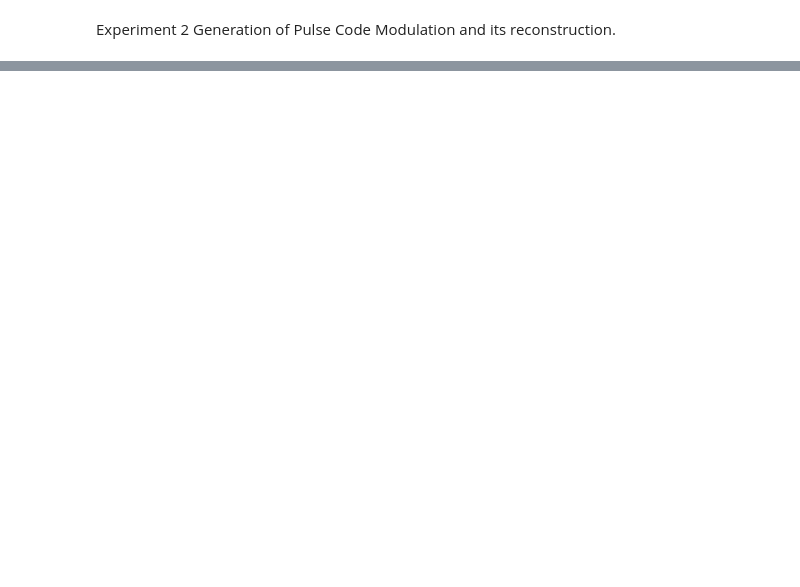
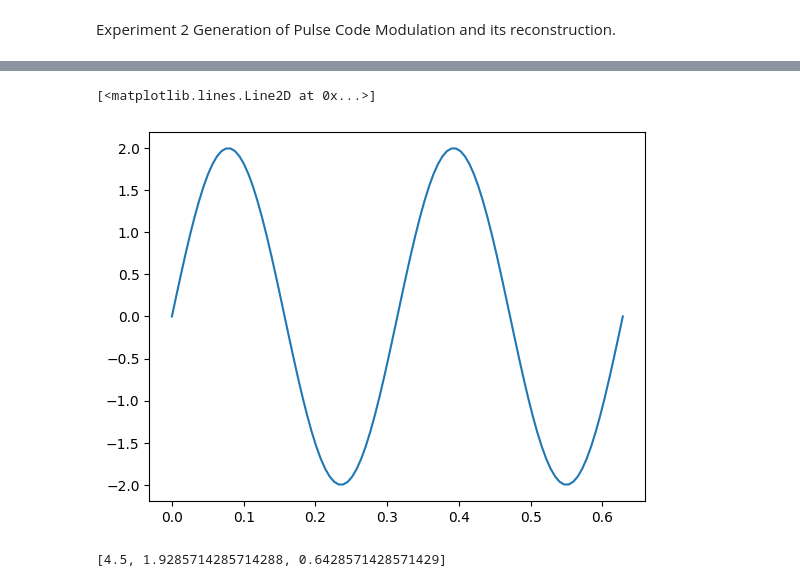
Before and after one commit to ParasKore2003/Digital-Communication-Lab, a Jupyter notebook: Digital Communication/Lab record/Lab2.ipynb, the cells around one changed output, grey strips where cells are left out. Saved outputs shown, nothing was run; the diff lists cells and outputs as text; code cells hidden in the pictures; blank space fills up the shorter version.

```diff
--- a/Digital Communication/Lab record/Lab2.ipynb
+++ b/Digital Communication/Lab record/Lab2.ipynb
@@ -34,0 +48,11 @@ plt.axvline(x = 0, color = 'k')
+# %%
+plt.plot(t,X)
+# %% [output]
+[<matplotlib.lines.Line2D at 0x...>]
+[figure, added]
+# %%
+input = [4.5,2,1]
+arr = Uniform_quantizater(input,8)
+arr
+# %% [output]
+[4.5, 1.9285714285714288, 0.6428571428571429]
```
Also changed, not shown: parts of 3 cells of this notebook.
